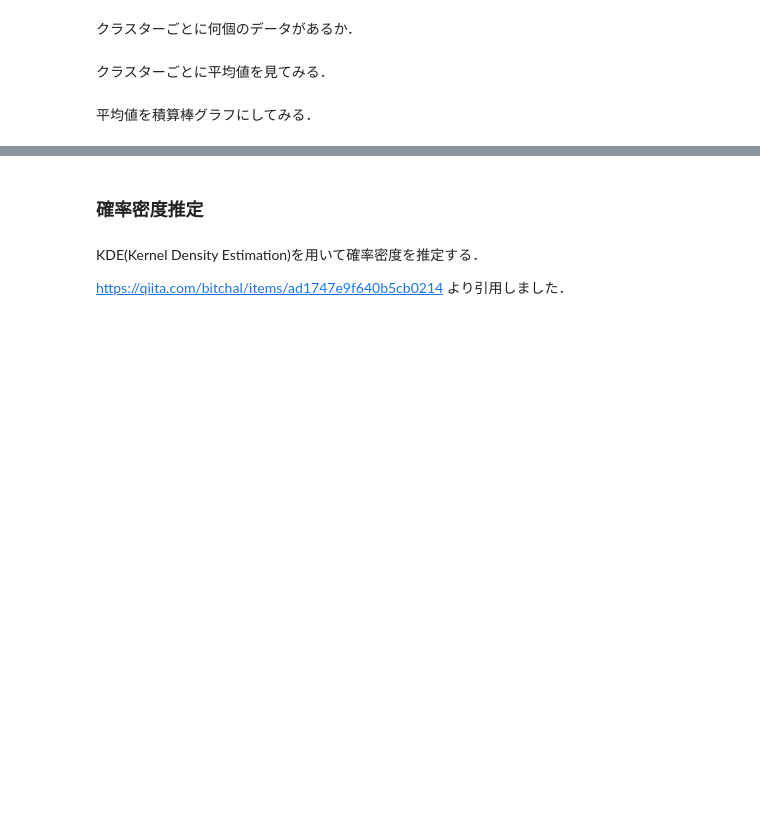
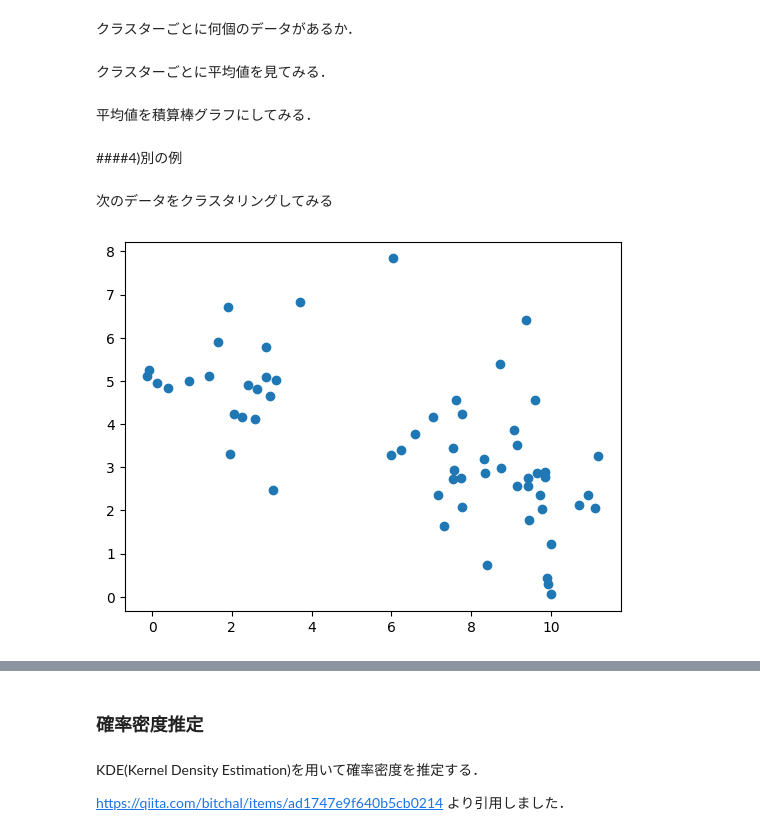
Before and after one commit to yasyamauchi/education, a Jupyter notebook: 2023AI.ipynb, the cells around one changed output, grey strips where cells are left out. Saved outputs shown, nothing was run; the diff lists cells and outputs as text; code cells hidden in the pictures; blank space fills up the shorter version.

```diff
--- a/2023AI.ipynb
+++ b/2023AI.ipynb
@@ -1048,3 +1085,27 @@ clusterinfo = clusterinfo.drop('cluster')
 
 my_plot = clusterinfo.T.plot(kind='bar', stacked=True, title="Mean Value of Clusters")
 my_plot.set_xticklabels(my_plot.xaxis.get_majorticklabels(),rotation=0)
+# %% [markdown]
+####4)別の例
+# %% [markdown]
+次のデータをクラスタリングしてみる
+# %%
+import numpy as np
+import pandas as pd
+import matplotlib.pyplot as plt
+import seaborn as sns
+from sklearn.cluster import KMeans
+
+generator = np.random.default_rng()
+x1 = generator.normal(loc=10, scale=1, size=20)
+y1 = generator.normal(loc=2, scale=1, size=20)
+x2 = generator.normal(loc=8, scale=1, size=20)
+y2 = generator.normal(loc=4, scale=1, size=20)
+x3 = generator.normal(loc=2, scale=1, size=20)
+y3 = generator.normal(loc=5, scale=1, size=20)
+x = np.concatenate([x1,x2,x3])
+y = np.concatenate([y1,y2,y3])
+plt.scatter(x,y)
+X=(np.stack([x,y])).T
+# %% [output]
+[figure, added]
```
Also changed, not shown: parts of 18 cells of this notebook.
